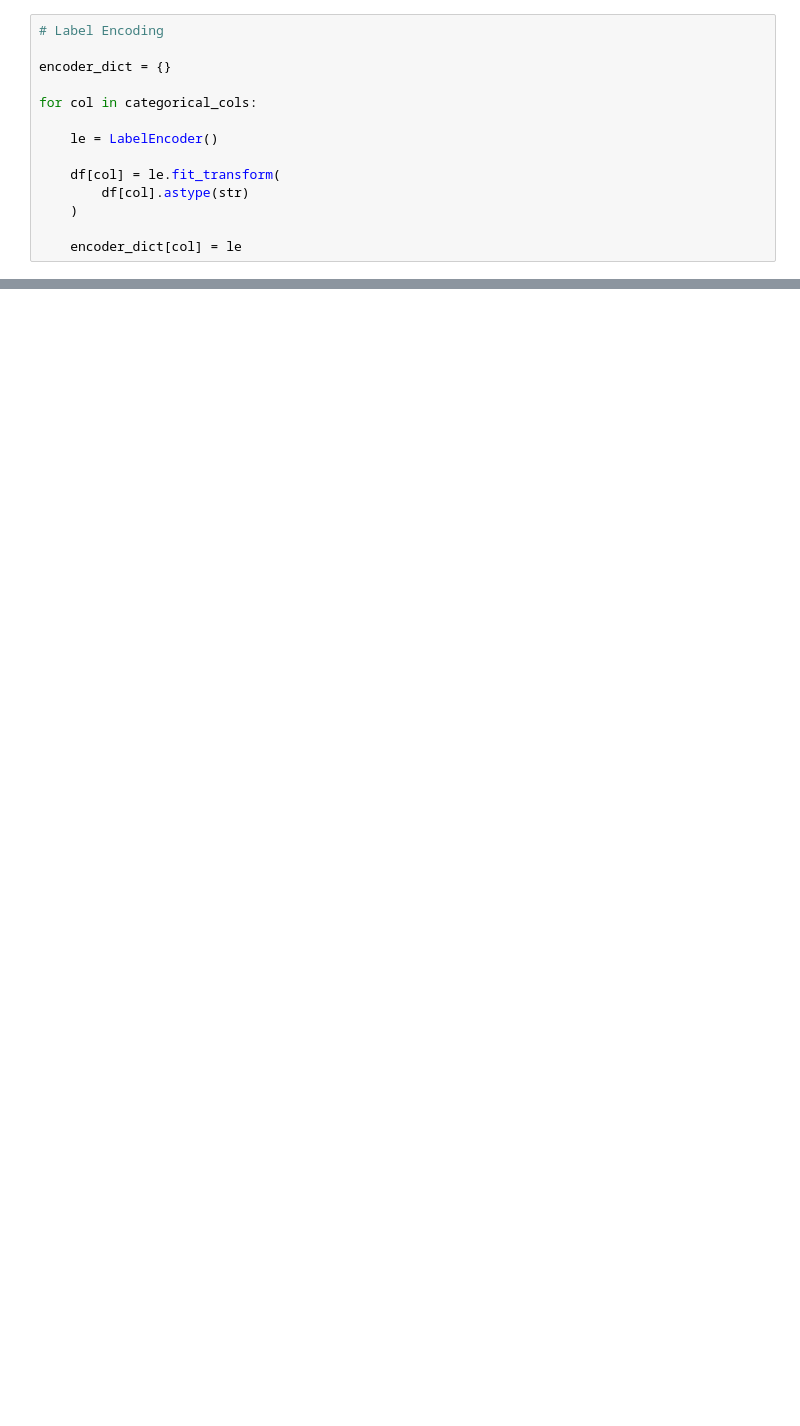
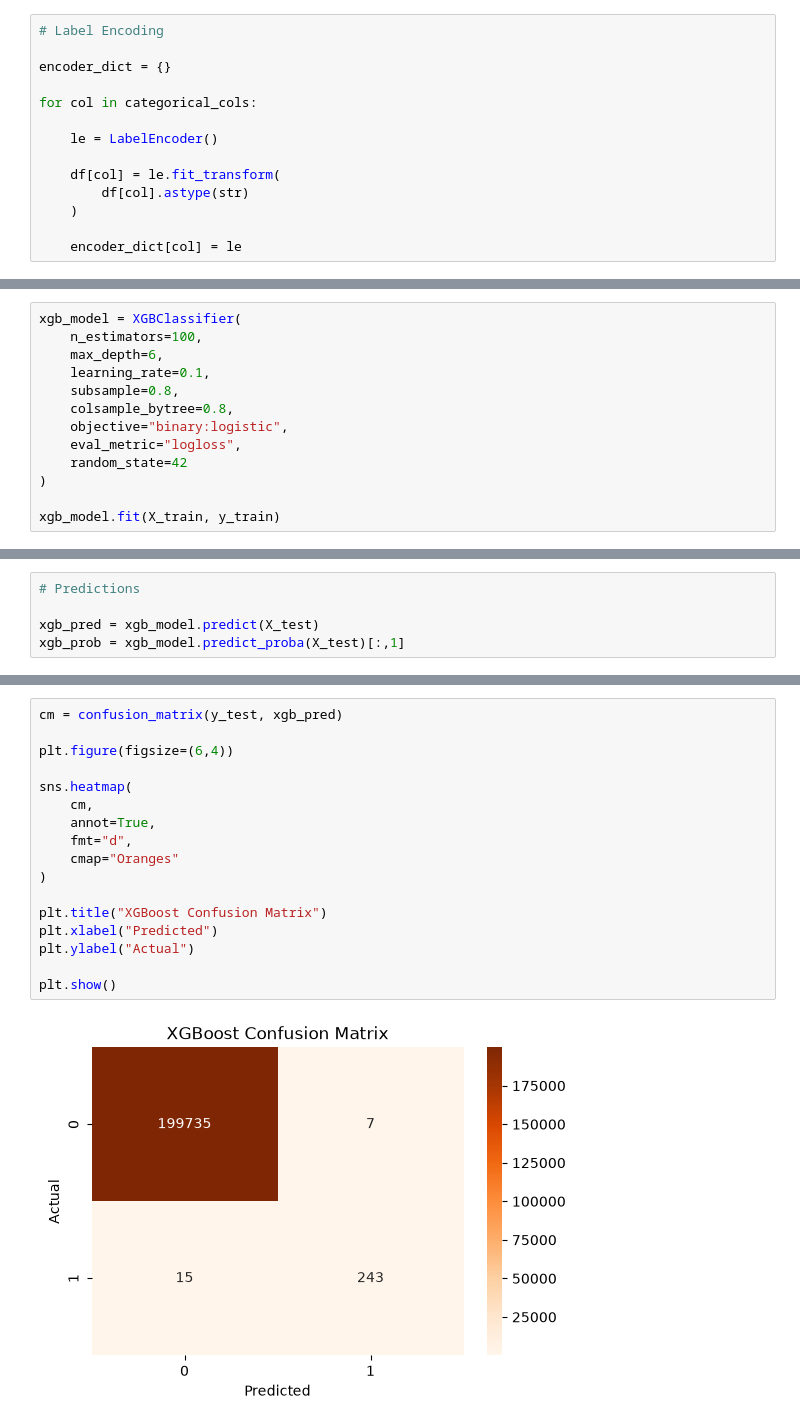
Before and after one commit to sagarmehra69/AI-Powered-Financial-Fraud-Detection-Risk-Analytics-System, a Jupyter notebook: notebooks/03_model_training.ipynb, the cells around one changed output, grey strips where cells are left out. Drawn from its saved outputs; the diff is of its cells as text; blank space fills up the shorter version.

```diff
--- a/notebooks/03_model_training.ipynb
+++ b/notebooks/03_model_training.ipynb
@@ -92,0 +311,13 @@ print(y_test.value_counts())
+# %%
+xgb_model = XGBClassifier(
+    n_estimators=100,
+    max_depth=6,
+    learning_rate=0.1,
+    subsample=0.8,
+    colsample_bytree=0.8,
+    objective="binary:logistic",
+    eval_metric="logloss",
+    random_state=42
+)
+
+xgb_model.fit(X_train, y_train)
@@ -92,0 +337,5 @@ print(y_test.value_counts())
+# %%
+# Predictions
+
+xgb_pred = xgb_model.predict(X_test)
+xgb_prob = xgb_model.predict_proba(X_test)[:,1]
@@ -92,0 +354,19 @@ print(y_test.value_counts())
+# %%
+cm = confusion_matrix(y_test, xgb_pred)
+
+plt.figure(figsize=(6,4))
+
+sns.heatmap(
+    cm,
+    annot=True,
+    fmt="d",
+    cmap="Oranges"
+)
+
+plt.title("XGBoost Confusion Matrix")
+plt.xlabel("Predicted")
+plt.ylabel("Actual")
+
+plt.show()
+# %% [output]
+[figure, added]
```
Also changed, not shown: parts of 23 cells of this notebook, 1 other file.
